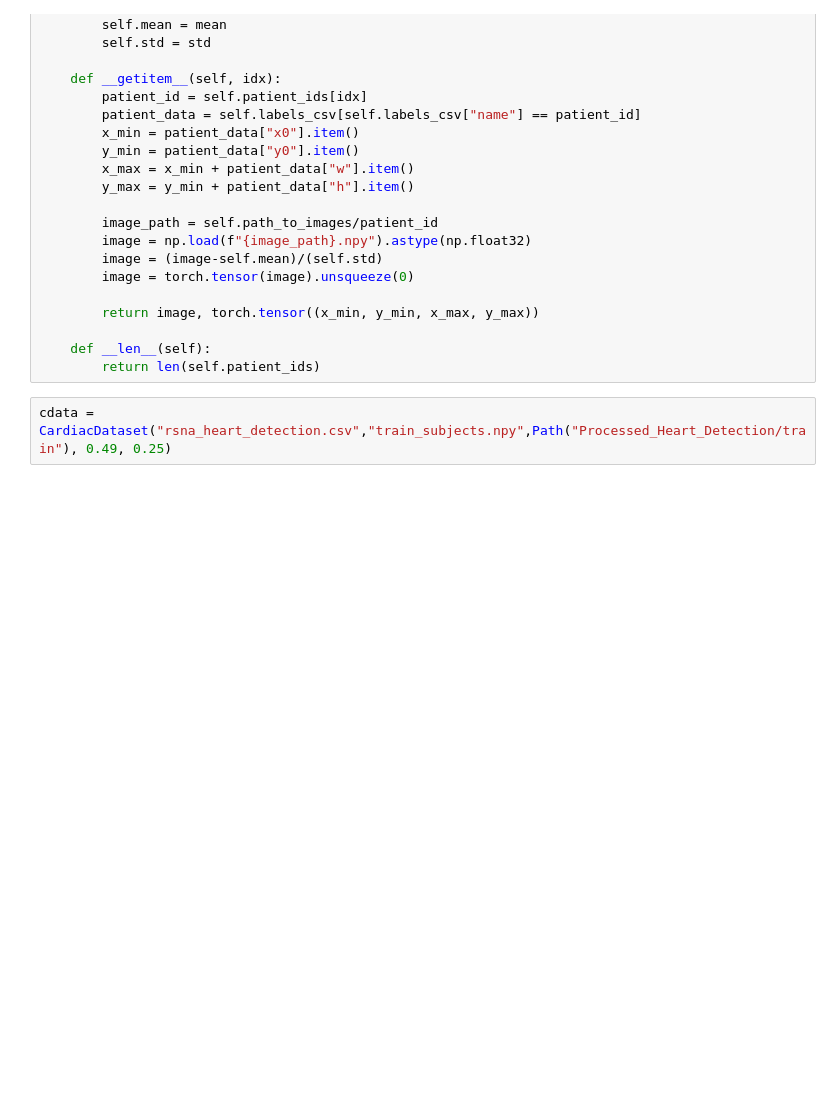
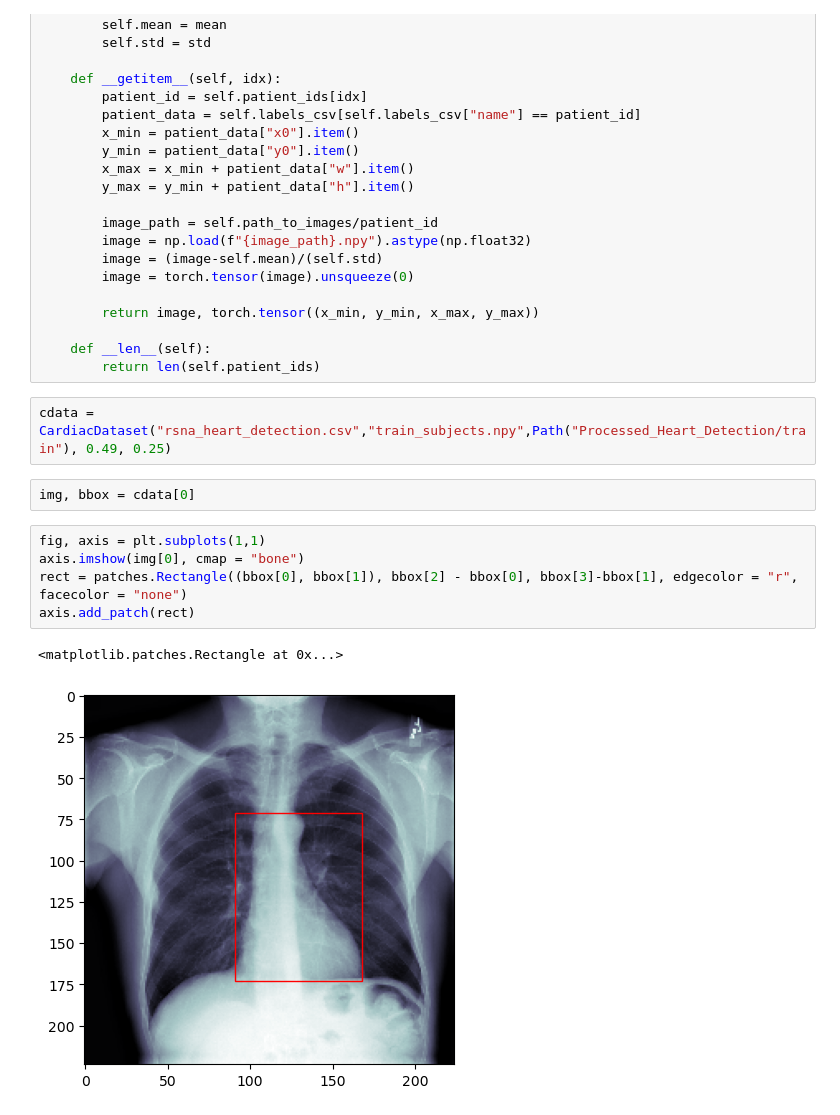
Before and after one commit to Priyagha/Heart_Detection, a Jupyter notebook: dataset.ipynb, the cells around one changed output. Saved outputs shown, nothing was run; the diff lists cells and outputs as text; blank space fills up the shorter version.

Commit message:
Checking our class on few images

```diff
--- a/dataset.ipynb
+++ b/dataset.ipynb
@@ -34,3 +35,13 @@ class CardiacDataset(torch.utils.data.Dataset):
         return len(self.patient_ids)
 # %%
 cdata = CardiacDataset("rsna_heart_detection.csv","train_subjects.npy",Path("Processed_Heart_Detection/train"), 0.49, 0.25)
+# %%
+img, bbox = cdata[0]
+# %%
+fig, axis = plt.subplots(1,1)
+axis.imshow(img[0], cmap = "bone")
+rect = patches.Rectangle((bbox[0], bbox[1]), bbox[2] - bbox[0], bbox[3]-bbox[1], edgecolor = "r", facecolor = "none")
+axis.add_patch(rect)
+# %% [output]
+<matplotlib.patches.Rectangle at 0x...>
+[figure, added]
```
Also changed, not shown: parts of 1 cell of this notebook.
